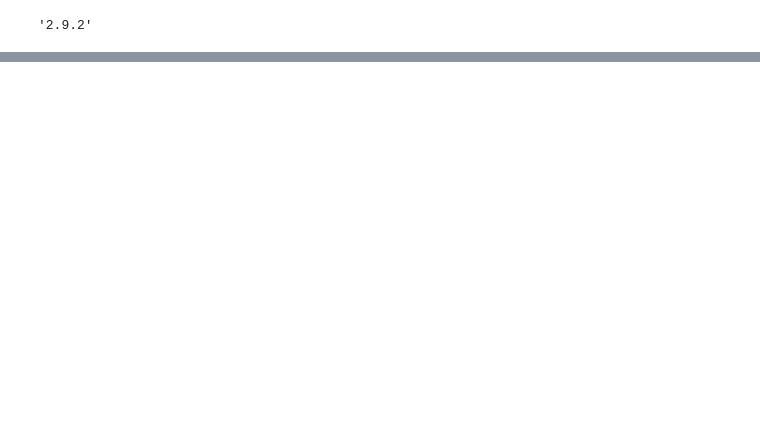
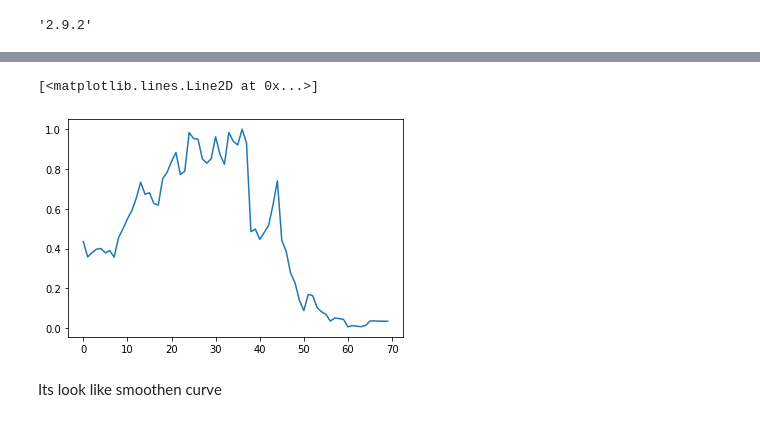
Before and after one commit to sameersat96/Yes-Bank-Stock-Closing_Price_Prediction, a Jupyter notebook: Yes_Bank_Prediction__LSTM_model.ipynb, the cells around one changed output, grey strips where cells are left out. Cells and saved outputs as stored; diff of their text form; code cells hidden in the pictures; blank space fills up the shorter version.

```diff
--- a/Yes_Bank_Prediction__LSTM_model.ipynb
+++ b/Yes_Bank_Prediction__LSTM_model.ipynb
@@ -323,0 +368,3 @@ test_predict=model.predict(X_test)
+# %%
+x_input=test_data[55:].reshape(1,-1)
+x_input.shape
@@ -323,0 +456,9 @@ test_predict=model.predict(X_test)
+# %%
+df3=df1.tolist()
+df3.extend(lst_output)
+plt.plot(df3[120:])
+# %% [output]
+[<matplotlib.lines.Line2D at 0x...>]
+[figure, added]
+# %% [markdown]
+Its look like smoothen curve
```
Also changed, not shown: parts of 25 cells of this notebook.
